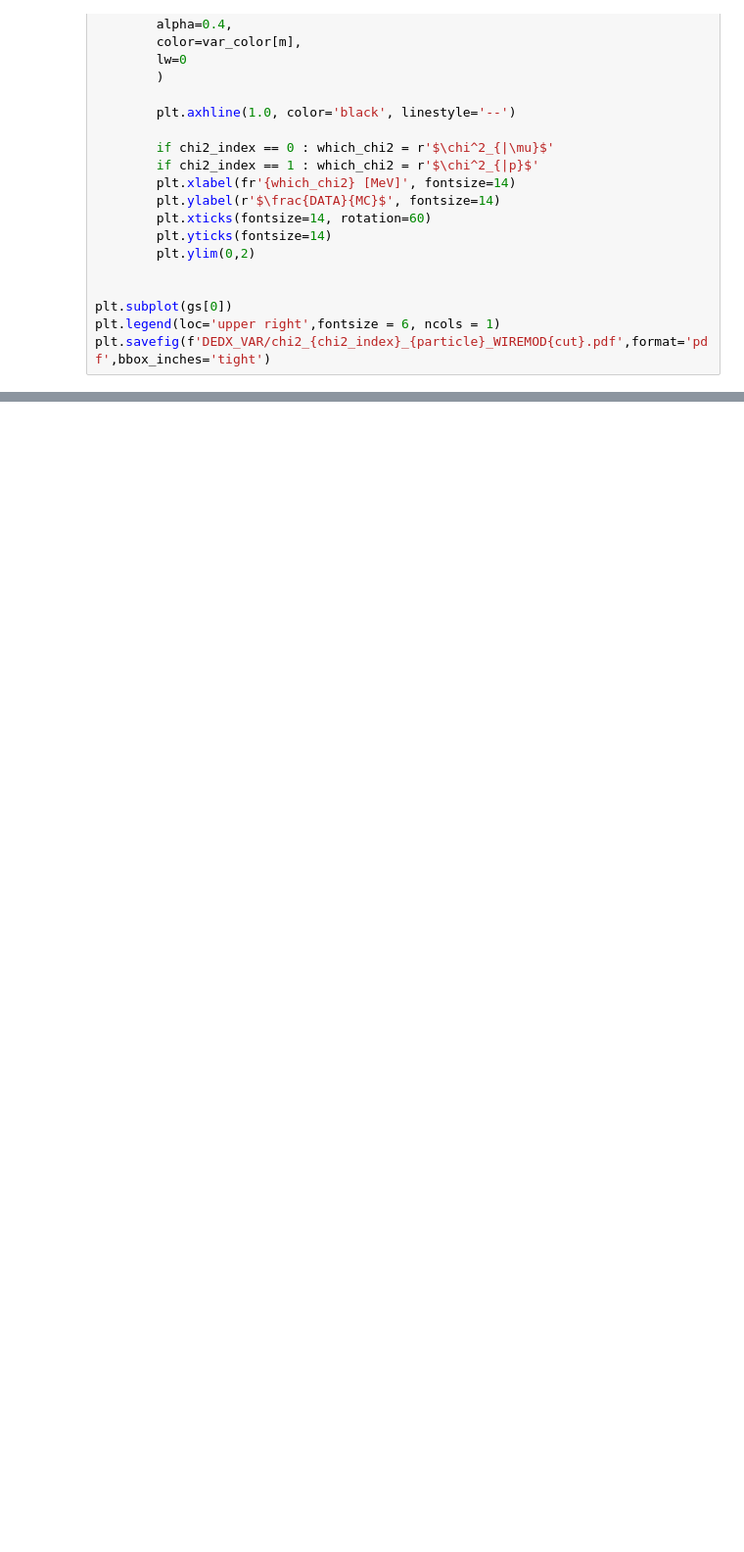
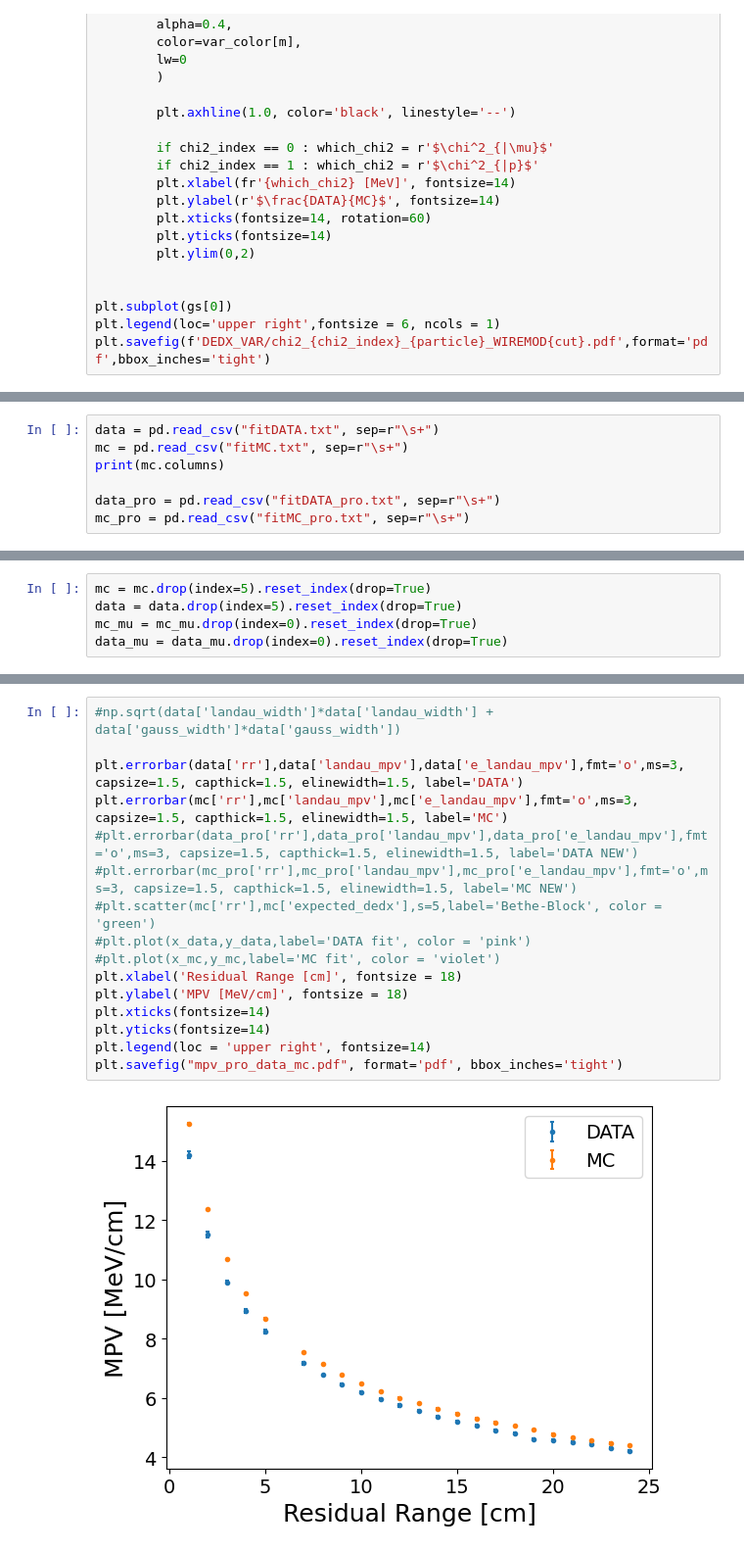
Before and after one commit to NicolaSommaggio/NicolaICARUS, a Jupyter notebook: systematics/plot_variations.ipynb, the cells around one changed output, grey strips where cells are left out. Shown at 98% size. Drawn from its saved outputs; the diff is of its cells as text; blank space fills up the shorter version.

Commit message:
mpv fit for dedx correction and plotting

```diff
--- a/systematics/plot_variations.ipynb
+++ b/systematics/plot_variations.ipynb
@@ -1036,0 +1309,7 @@ varMC_STANDARD.root
+# %%
+data = pd.read_csv("fitDATA.txt", sep=r"\s+")
+mc = pd.read_csv("fitMC.txt", sep=r"\s+")
+print(mc.columns)
+
+data_pro = pd.read_csv("fitDATA_pro.txt", sep=r"\s+")
+mc_pro = pd.read_csv("fitMC_pro.txt", sep=r"\s+")
@@ -1036,0 +1326,5 @@ varMC_STANDARD.root
+# %%
+mc = mc.drop(index=5).reset_index(drop=True)
+data = data.drop(index=5).reset_index(drop=True)
+mc_mu = mc_mu.drop(index=0).reset_index(drop=True)
+data_mu = data_mu.drop(index=0).reset_index(drop=True)
@@ -1036,0 +1357,18 @@ varMC_STANDARD.root
+# %%
+#np.sqrt(data['landau_width']*data['landau_width'] + data['gauss_width']*data['gauss_width'])
+
+plt.errorbar(data['rr'],data['landau_mpv'],data['e_landau_mpv'],fmt='o',ms=3, capsize=1.5, capthick=1.5, elinewidth=1.5, label='DATA')
+plt.errorbar(mc['rr'],mc['landau_mpv'],mc['e_landau_mpv'],fmt='o',ms=3, capsize=1.5, capthick=1.5, elinewidth=1.5, label='MC')
+#plt.errorbar(data_pro['rr'],data_pro['landau_mpv'],data_pro['e_landau_mpv'],fmt='o',ms=3, capsize=1.5, capthick=1.5, elinewidth=1.5, label='DATA NEW')
+#plt.errorbar(mc_pro['rr'],mc_pro['landau_mpv'],mc_pro['e_landau_mpv'],fmt='o',ms=3, capsize=1.5, capthick=1.5, elinewidth=1.5, label='MC NEW')
+#plt.scatter(mc['rr'],mc['expected_dedx'],s=5,label='Bethe-Block', color = 'green')
+#plt.plot(x_data,y_data,label='DATA fit', color = 'pink')
+#plt.plot(x_mc,y_mc,label='MC fit', color = 'violet')
+plt.xlabel('Residual Range [cm]', fontsize = 18)
+plt.ylabel('MPV [MeV/cm]', fontsize = 18)
+plt.xticks(fontsize=14)
+plt.yticks(fontsize=14)
+plt.legend(loc = 'upper right', fontsize=14)
+plt.savefig("mpv_pro_data_mc.pdf", format='pdf', bbox_inches='tight')
+# %% [output]
+[figure, added]
```
Also changed, not shown: parts of 17 cells of this notebook, 41 other files.
